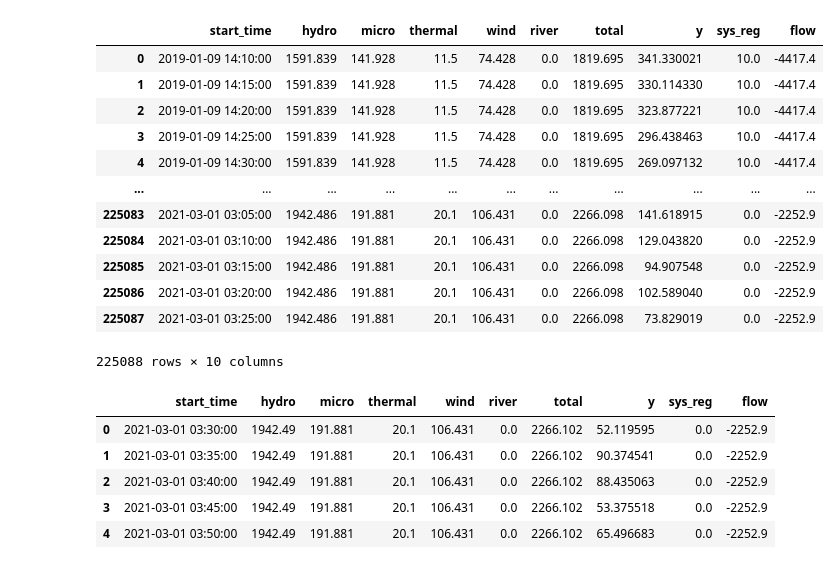
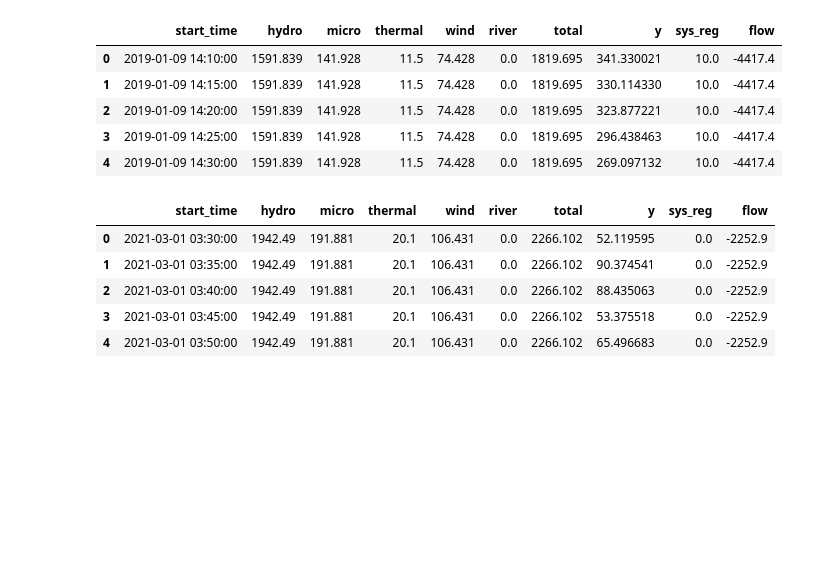
Before and after one commit to Mathipe98/IT3030-Projects, a Jupyter notebook: Project 3/start.ipynb, the cells around one changed output. Cells and saved outputs as stored; diff of their text form; code cells hidden in the pictures; blank space fills up the shorter version.

```diff
--- a/Project 3/start.ipynb
+++ b/Project 3/start.ipynb
@@ -32,17 +40,10 @@ df_test = original_df_test.copy()
 # %%
-df_train
+df_train.head()
 # %% [output]
 |  | start_time | hydro | micro | thermal | wind | river | total | y | sys_reg | flow |
 | 0 | 2019-01-09 14:10:00 | 1591.839 | 141.928 | 11.5 | 74.428 | 0.0 | 1819.695 | 341.330021 | 10.0 | -4417.4 |
 | 1 | 2019-01-09 14:15:00 | 1591.839 | 141.928 | 11.5 | 74.428 | 0.0 | 1819.695 | 330.114330 | 10.0 | -4417.4 |
 | 2 | 2019-01-09 14:20:00 | 1591.839 | 141.928 | 11.5 | 74.428 | 0.0 | 1819.695 | 323.877221 | 10.0 | -4417.4 |
 | 3 | 2019-01-09 14:25:00 | 1591.839 | 141.928 | 11.5 | 74.428 | 0.0 | 1819.695 | 296.438463 | 10.0 | -4417.4 |
 | 4 | 2019-01-09 14:30:00 | 1591.839 | 141.928 | 11.5 | 74.428 | 0.0 | 1819.695 | 269.097132 | 10.0 | -4417.4 |
-| ... | ... | ... | ... | ... | ... | ... | ... | ... | ... | ... |
-| 225083 | 2021-03-01 03:05:00 | 1942.486 | 191.881 | 20.1 | 106.431 | 0.0 | 2266.098 | 141.618915 | 0.0 | -2252.9 |
-| 225084 | 2021-03-01 03:10:00 | 1942.486 | 191.881 | 20.1 | 106.431 | 0.0 | 2266.098 | 129.043820 | 0.0 | -2252.9 |
-| 225085 | 2021-03-01 03:15:00 | 1942.486 | 191.881 | 20.1 | 106.431 | 0.0 | 2266.098 | 94.907548 | 0.0 | -2252.9 |
-| 225086 | 2021-03-01 03:20:00 | 1942.486 | 191.881 | 20.1 | 106.431 | 0.0 | 2266.098 | 102.589040 | 0.0 | -2252.9 |
-| 225087 | 2021-03-01 03:25:00 | 1942.486 | 191.881 | 20.1 | 106.431 | 0.0 | 2266.098 | 73.829019 | 0.0 | -2252.9 |
-225088 rows × 10 columns
 # %%
```
Also changed, not shown: parts of 43 cells of this notebook, 13 other files.
